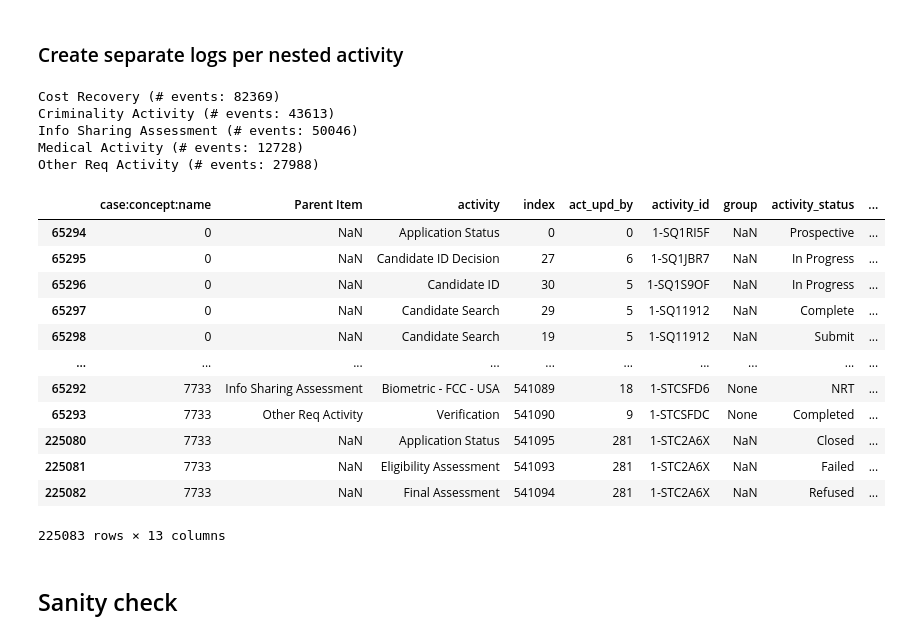
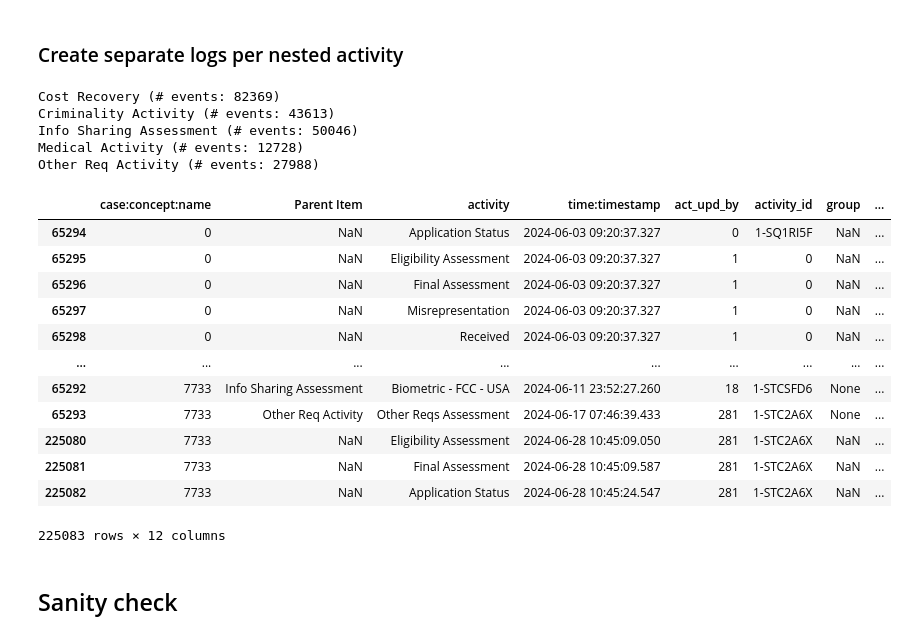
Before and after one commit to ProcessMining-uOttawa/ircc, a Jupyter notebook: ircc-lifecycles-new.ipynb, the cells around one changed output. Drawn from its saved outputs; the diff is of its cells as text; code cells hidden in the pictures.

```diff
--- a/ircc-lifecycles-new.ipynb
+++ b/ircc-lifecycles-new.ipynb
@@ -388,6 +476,6 @@ nestings[~ nestings['Activity'].isin(or_log['activity'])].sort_values(by='Activi
 # %% [output]
 |  | Activity | Parent Item |
 # %%
-abstr_log = pd.read_csv("data/combined_event_log-abstracted.csv")
+abstr_log = pd.read_csv(f"{tgt_folder}/combined_event_log-abstracted_status.csv")
 abstr_log
 # %% [output]
@@ -431,27 +519,30 @@ non_subproc_evts = abstr_log_parent[abstr_log_parent['Parent Item'].isna()]
 ### Create separate logs per nested activity
 # %%
 from separ_subproc import separ_subproc
+from shutil import copy
 
-separ_subproc(subproc_evts, non_subproc_evts, 'Parent Item', 'concept:name', 'concept:name', "lifecycles/level1", "data/combined_event_log-abstracted2.csv")
+separ_subproc(subproc_evts, non_subproc_evts, 'Parent Item', 'concept:name', 'concept:name', f"{tgt_folder}/level1", f"{tgt_folder}/combined_event_log-abstracted_nesting.csv")
+
+copy(f"{tgt_folder}/combined_event_log-abstracted_nesting.csv", f"{tgt_folder}/level0/main.csv")
 # %% [output]
 Cost Recovery (# events: 82369)
 Criminality Activity (# events: 43613)
 Info Sharing Assessment (# events: 50046)
 Medical Activity (# events: 12728)
 Other Req Activity (# events: 27988)
-|  | case:concept:name | Parent Item | activity | index | act_upd_by | activity_id | group | activity_status | ... |
-| 65294 | 0 | NaN | Application Status | 0 | 0 | 1-SQ1RI5F | NaN | Prospective | ... |
-| 65295 | 0 | NaN | Candidate ID Decision | 27 | 6 | 1-SQ1JBR7 | NaN | In Progress | ... |
-| 65296 | 0 | NaN | Candidate ID | 30 | 5 | 1-SQ1S9OF | NaN | In Progress | ... |
-| 65297 | 0 | NaN | Candidate Search | 29 | 5 | 1-SQ11912 | NaN | Complete | ... |
-| 65298 | 0 | NaN | Candidate Search | 19 | 5 | 1-SQ11912 | NaN | Submit | ... |
-| ... | ... | ... | ... | ... | ... | ... | ... | ... | ... |
-| 65292 | 7733 | Info Sharing Assessment | Biometric - FCC - USA | 541089 | 18 | 1-STCSFD6 | None | NRT | ... |
-| 65293 | 7733 | Other Req Activity | Verification | 541090 | 9 | 1-STCSFDC | None | Completed | ... |
-| 225080 | 7733 | NaN | Application Status | 541095 | 281 | 1-STC2A6X | NaN | Closed | ... |
-| 225081 | 7733 | NaN | Eligibility Assessment | 541093 | 281 | 1-STC2A6X | NaN | Failed | ... |
-| 225082 | 7733 | NaN | Final Assessment | 541094 | 281 | 1-STC2A6X | NaN | Refused | ... |
+|  | case:concept:name | Parent Item | activity | time:timestamp | act_upd_by | activity_id | group | ... |
+| 65294 | 0 | NaN | Application Status | 2024-06-03 09:20:37.327 | 0 | 1-SQ1RI5F | NaN | ... |
+| 65295 | 0 | NaN | Eligibility Assessment | 2024-06-03 09:20:37.327 | 1 | 0 | NaN | ... |
+| 65296 | 0 | NaN | Final Assessment | 2024-06-03 09:20:37.327 | 1 | 0 | NaN | ... |
+| 65297 | 0 | NaN | Misrepresentation | 2024-06-03 09:20:37.327 | 1 | 0 | NaN | ... |
+| 65298 | 0 | NaN | Received | 2024-06-03 09:20:37.327 | 1 | 0 | NaN | ... |
+| ... | ... | ... | ... | ... | ... | ... | ... | ... |
+| 65292 | 7733 | Info Sharing Assessment | Biometric - FCC - USA | 2024-06-11 23:52:27.260 | 18 | 1-STCSFD6 | None | ... |
+| 65293 | 7733 | Other Req Activity | Other Reqs Assessment | 2024-06-17 07:46:39.433 | 281 | 1-STC2A6X | None | ... |
+| 225080 | 7733 | NaN | Eligibility Assessment | 2024-06-28 10:45:09.050 | 281 | 1-STC2A6X | NaN | ... |
+| 225081 | 7733 | NaN | Final Assessment | 2024-06-28 10:45:09.587 | 281 | 1-STC2A6X | NaN | ... |
+| 225082 | 7733 | NaN | Application Status | 2024-06-28 10:45:24.547 | 281 | 1-STC2A6X | NaN | ... |
-225083 rows × 13 columns
+225083 rows × 12 columns
 # %% [markdown]
 ## Sanity check
 # %%
```
Also changed, not shown: parts of 19 cells of this notebook, 9 other files.
